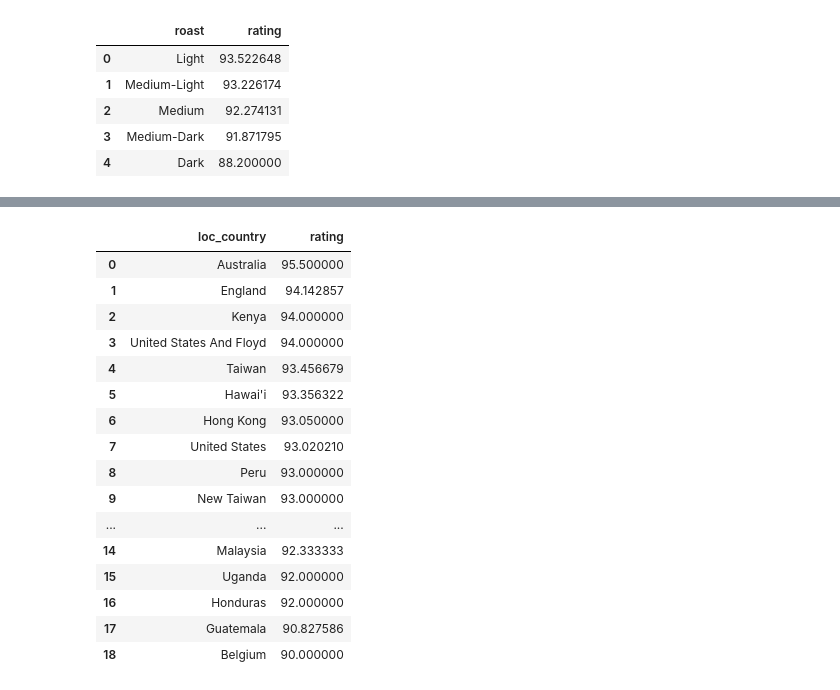
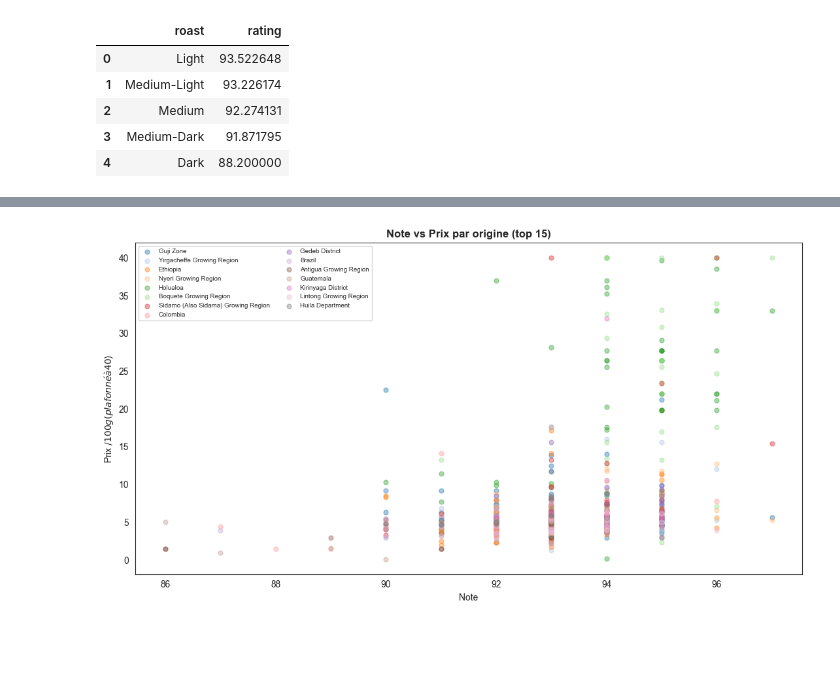
Before and after one commit to JulesCinc/coffe-consumption, a Jupyter notebook: coffee.ipynb, the cells around one changed output, grey strips where cells are left out. Drawn from its saved outputs; the diff is of its cells as text; code cells hidden in the pictures; blank space fills up the shorter version.

```diff
--- a/coffee.ipynb
+++ b/coffee.ipynb
@@ -105,21 +106,22 @@ plt.show()
-# %%
-country = df1.groupby('loc_country')['rating'].mean().sort_values(ascending=False).reset_index()
-display(country)
-# %% [output]
-|  | loc_country | rating |
-| 0 | Australia | 95.500000 |
-| 1 | England | 94.142857 |
-| 2 | Kenya | 94.000000 |
-| 3 | United States And Floyd | 94.000000 |
-| 4 | Taiwan | 93.456679 |
-| 5 | Hawai'i | 93.356322 |
-| 6 | Hong Kong | 93.050000 |
-| 7 | United States | 93.020210 |
-| 8 | Peru | 93.000000 |
-| 9 | New Taiwan | 93.000000 |
-| ... | ... | ... |
-| 14 | Malaysia | 92.333333 |
-| 15 | Uganda | 92.000000 |
-| 16 | Honduras | 92.000000 |
-| 17 | Guatemala | 90.827586 |
-| 18 | Belgium | 90.000000 |
+# %%
+top_origins = df1['origin_1'].value_counts().head(15).index
+df_orig = df1[df1['origin_1'].isin(top_origins)]
+
+palette_orig = dict(zip(top_origins, sns.color_palette('tab20', len(top_origins))))
+
+fig, ax = plt.subplots(figsize=(11, 6))
+
+for orig in top_origins:
+    sub = df_orig[df_orig['origin_1'] == orig]
+    ax.scatter(sub['rating'], sub['100g_USD'].clip(upper=40),
+               alpha=0.4, s=25, label=orig, color=palette_orig[orig])
+
+ax.set_title('Note vs Prix par origine (top 15)', fontweight='bold')
+ax.set_xlabel('Note')
+ax.set_ylabel('Prix $/100g (plafonné à 40$)')
+ax.legend(fontsize=7, ncol=2, loc='upper left', framealpha=0.8)
+
+plt.tight_layout()
+plt.show()
+# %% [output]
+[figure, added]
```
Also changed, not shown: parts of 8 cells of this notebook.
